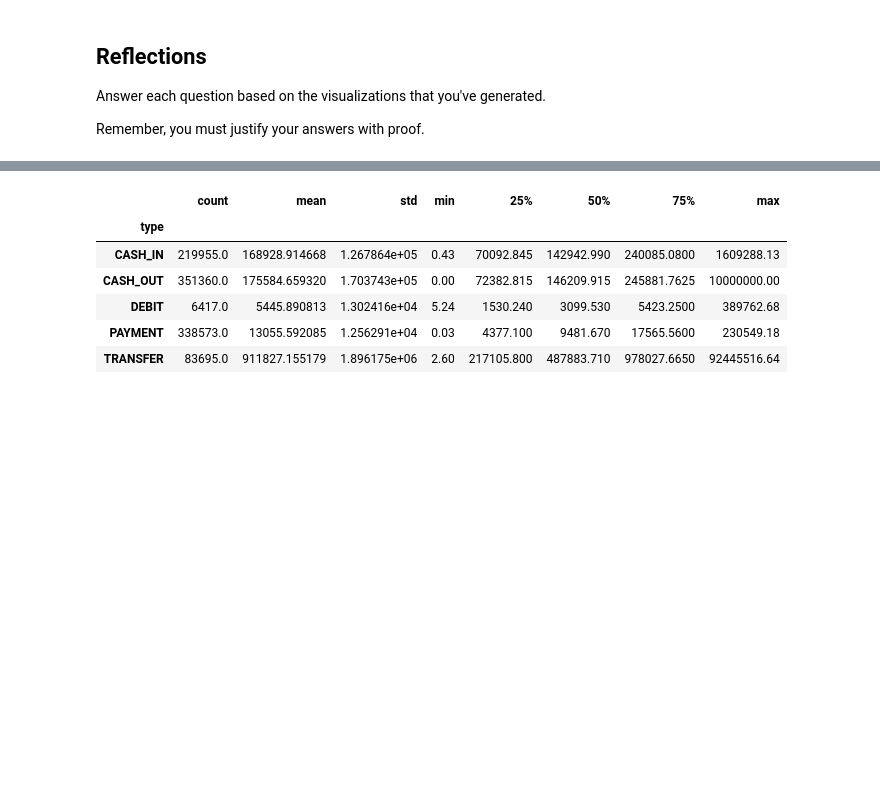
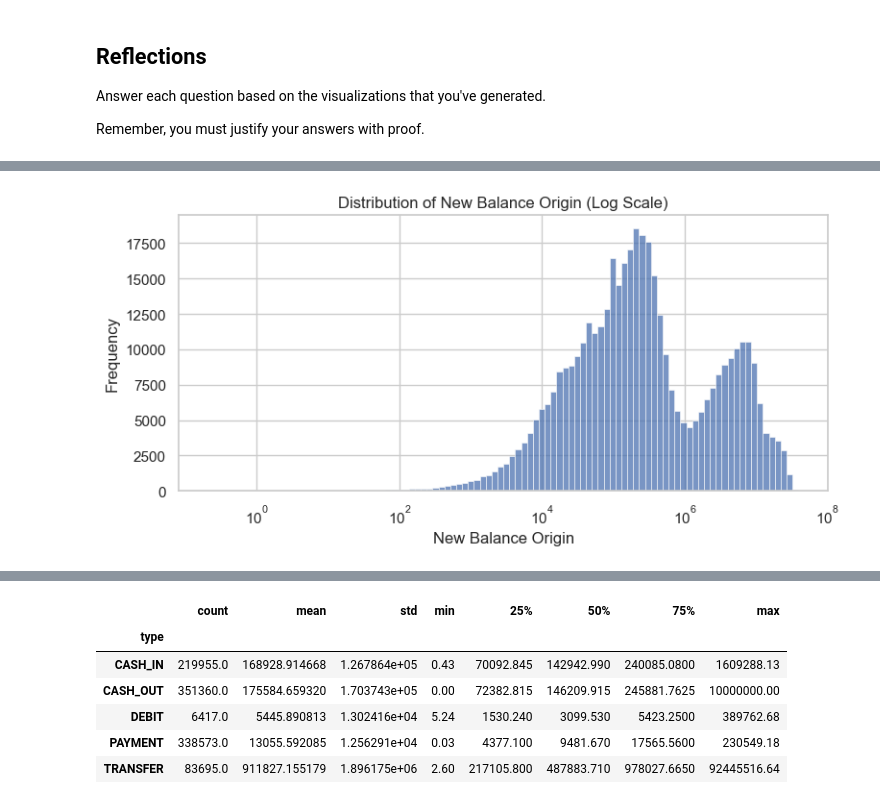
Before and after one commit to Klemaine/Caishen-Fraud-Detection-MLM, a Jupyter notebook: notebooks/eda.ipynb, the cells around one changed output, grey strips where cells are left out. Saved outputs shown, nothing was run; the diff lists cells and outputs as text; code cells hidden in the pictures; blank space fills up the shorter version.

```diff
--- a/notebooks/eda.ipynb
+++ b/notebooks/eda.ipynb
@@ -146,0 +167,10 @@ Take a closer look at the numeric features in your dataset. How are these values
+# %%
+plt.figure(figsize=(8, 4))
+sns.histplot(data=transactions, x="newbalanceOrig", bins=100, log_scale=True)
+plt.title("Distribution of New Balance Origin (Log Scale)")
+plt.xlabel("New Balance Origin")
+plt.ylabel("Frequency")
+plt.tight_layout()
+plt.show()
+# %% [output]
+[figure, added]
```
Also changed, not shown: parts of 17 cells of this notebook, 3 other files.
